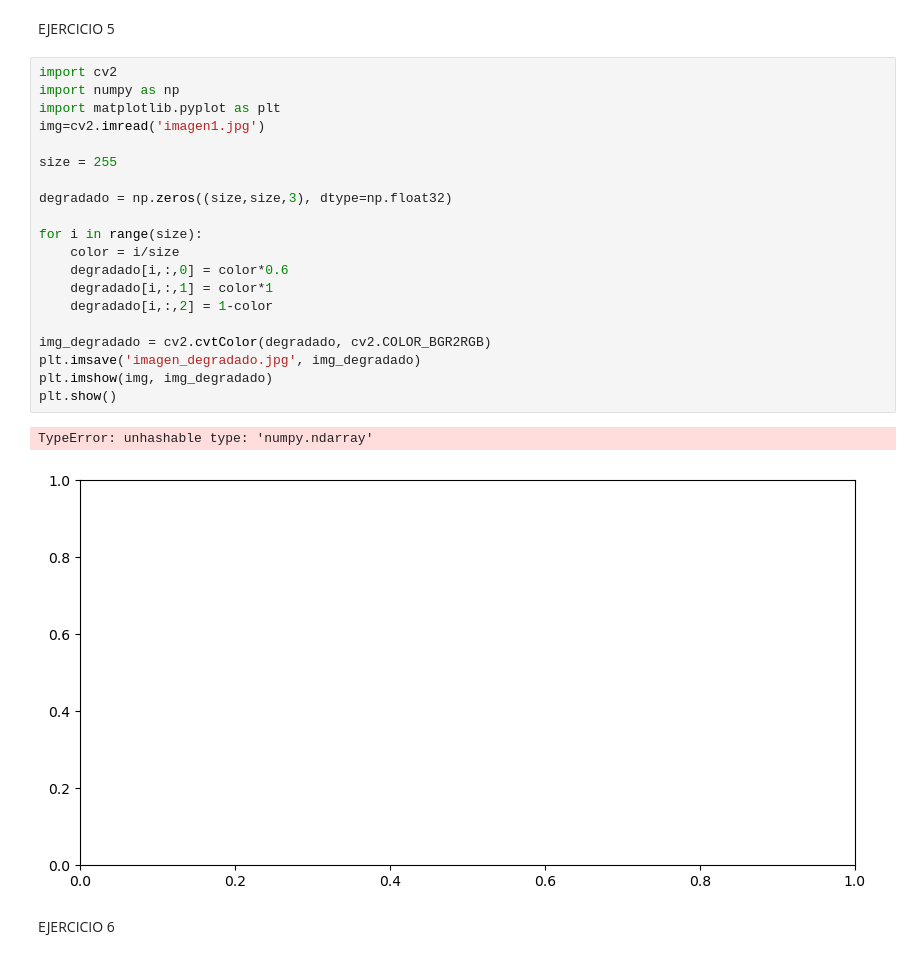
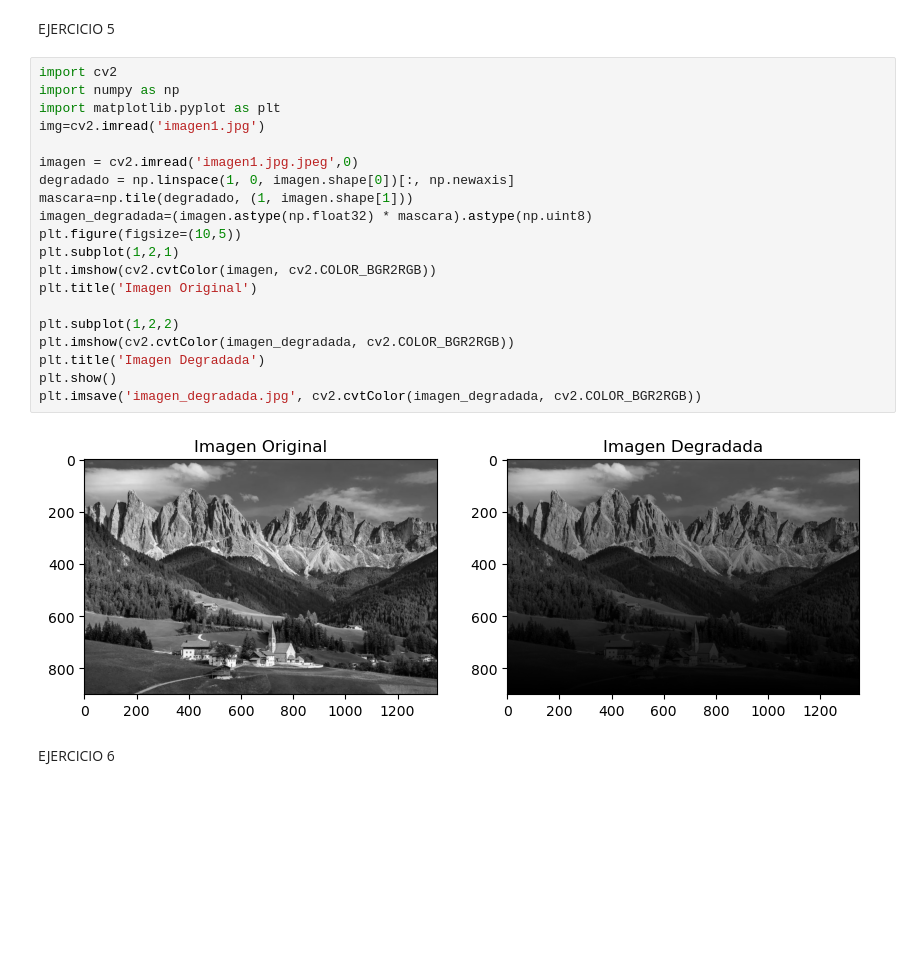
Before and after one commit to Fall31/Procesamiento-Digital-de-Imagenes, a Jupyter notebook: ActividadEvaluativa1/ejercicios.ipynb, the cells around one changed output. Cells and saved outputs as stored; diff of their text form; blank space fills up the shorter version.

```diff
--- a/ActividadEvaluativa1/ejercicios.ipynb
+++ b/ActividadEvaluativa1/ejercicios.ipynb
@@ -254,26 +250,25 @@ EJERCICIO 5
 # %%
 import cv2
 import numpy as np
 import matplotlib.pyplot as plt
 img=cv2.imread('imagen1.jpg')
 
-size = 255
+imagen = cv2.imread('imagen1.jpg.jpeg',0)
+degradado = np.linspace(1, 0, imagen.shape[0])[:, np.newaxis]
+mascara=np.tile(degradado, (1, imagen.shape[1]))
+imagen_degradada=(imagen.astype(np.float32) * mascara).astype(np.uint8)
+plt.figure(figsize=(10,5))
+plt.subplot(1,2,1)
+plt.imshow(cv2.cvtColor(imagen, cv2.COLOR_BGR2RGB))
+plt.title('Imagen Original')
 
-degradado = np.zeros((size,size,3), dtype=np.float32)
-
-for i in range(size):
-    color = i/size
-    degradado[i,:,0] = color*0.6
-    degradado[i,:,1] = color*1
-    degradado[i,:,2] = 1-color
-
-img_degradado = cv2.cvtColor(degradado, cv2.COLOR_BGR2RGB)
-plt.imsave('imagen_degradado.jpg', img_degradado)
-plt.imshow(img, img_degradado)
+plt.subplot(1,2,2)
+plt.imshow(cv2.cvtColor(imagen_degradada, cv2.COLOR_BGR2RGB))
+plt.title('Imagen Degradada')
 plt.show()
+plt.imsave('imagen_degradada.jpg', cv2.cvtColor(imagen_degradada, cv2.COLOR_BGR2RGB))
 # %% [output]
-TypeError: unhashable type: 'numpy.ndarray'
-[figure, old version]
+[figure, new version]
 # %% [markdown]
 EJERCICIO 6
 # %%
```
Also changed, not shown: parts of 3 cells of this notebook, 3 other files.
